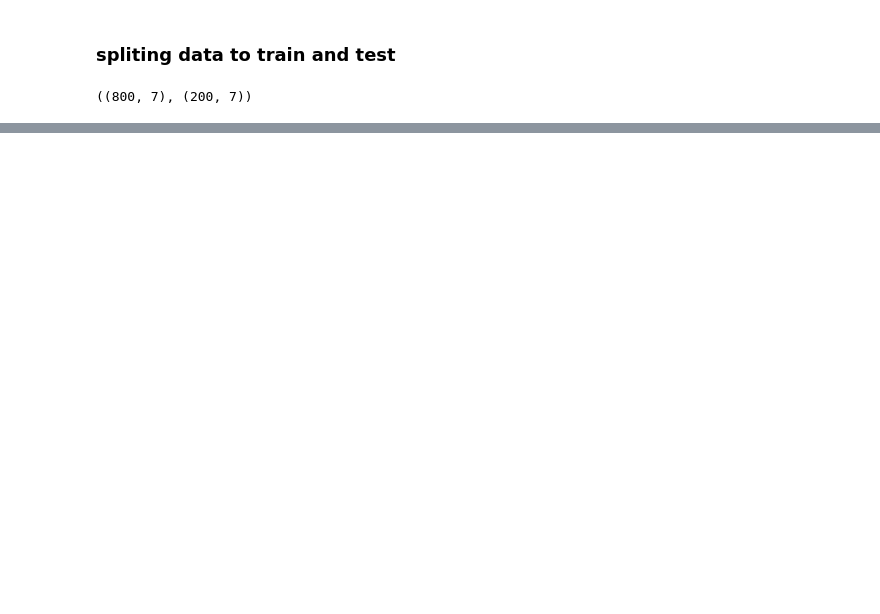
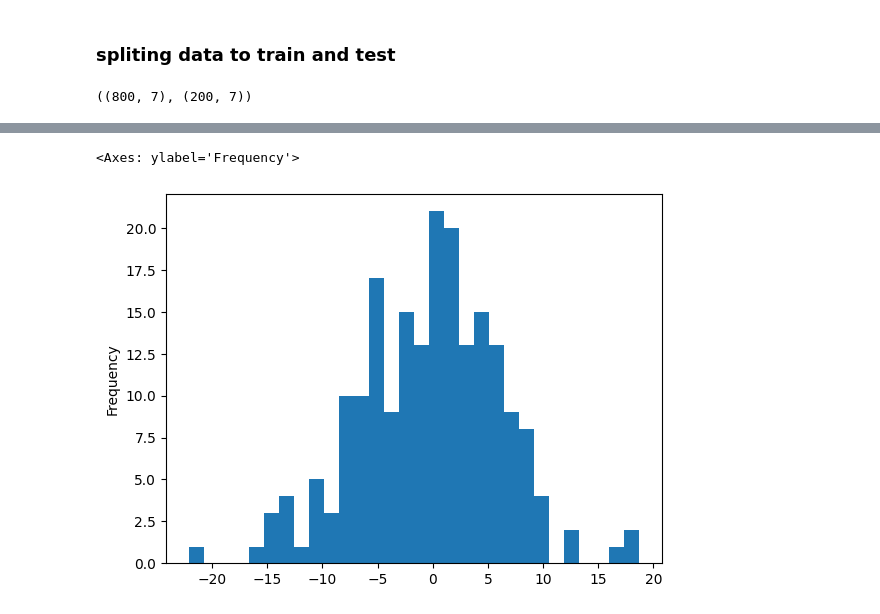
Before and after one commit to ellie-has/mlproject, a Jupyter notebook: notebook/2.Model_Training.ipynb, the cells around one changed output, grey strips where cells are left out. Saved outputs shown, nothing was run; the diff lists cells and outputs as text; code cells hidden in the pictures; blank space fills up the shorter version.

```diff
--- a/notebook/2.Model_Training.ipynb
+++ b/notebook/2.Model_Training.ipynb
@@ -61,0 +154,3 @@ X_train.shape
+# %%
+pred_df=pd.DataFrame({'Actual Value':y_test,'Predicted Value':y_pred,'Difference':y_test-y_pred})
+pred_df
@@ -61,0 +171,5 @@ X_train.shape
+# %%
+pred_df['Difference'].plot(kind='hist',bins=30)
+# %% [output]
+<Axes: ylabel='Frequency'>
+[figure, added]
```
Also changed, not shown: parts of 12 cells of this notebook, 3 other files.
